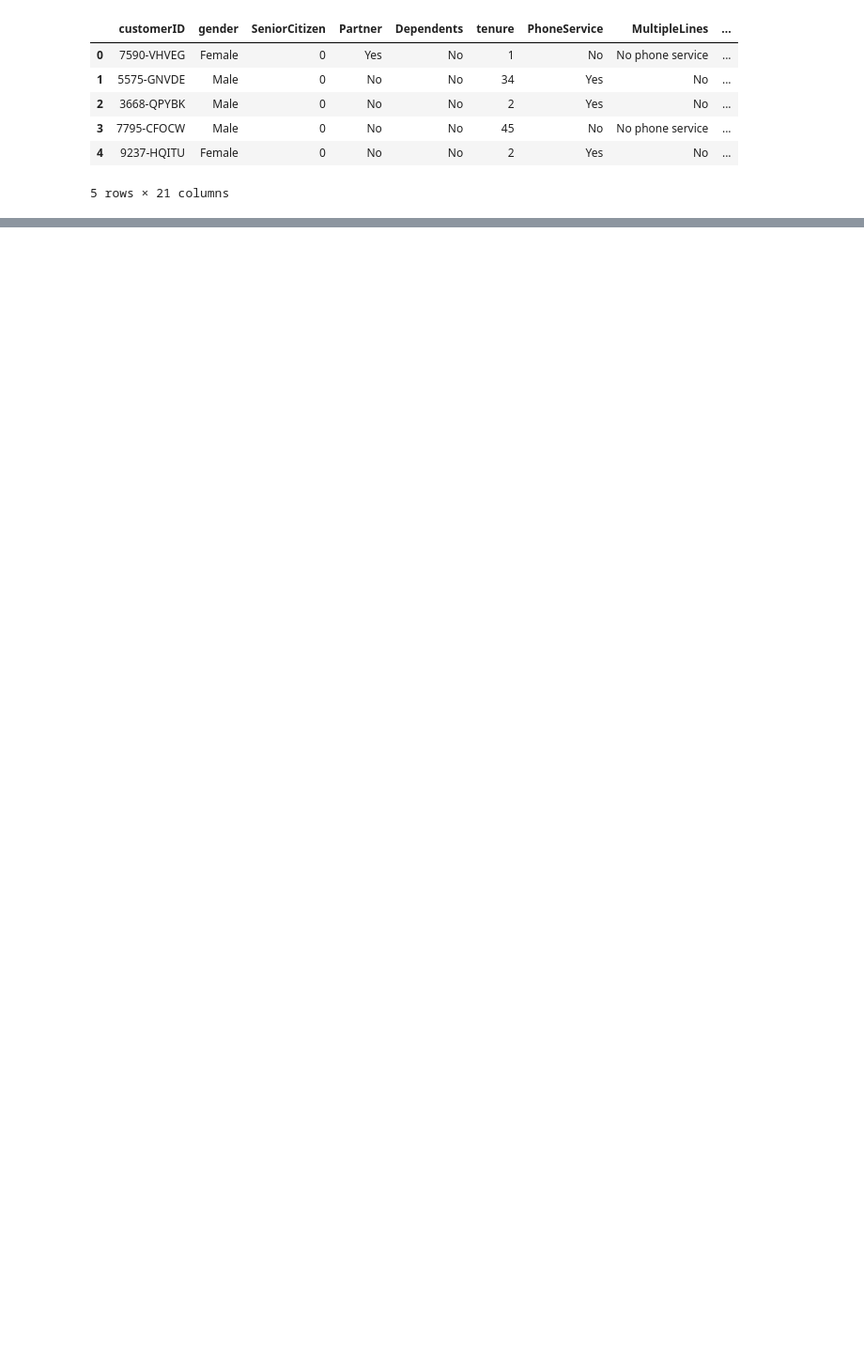
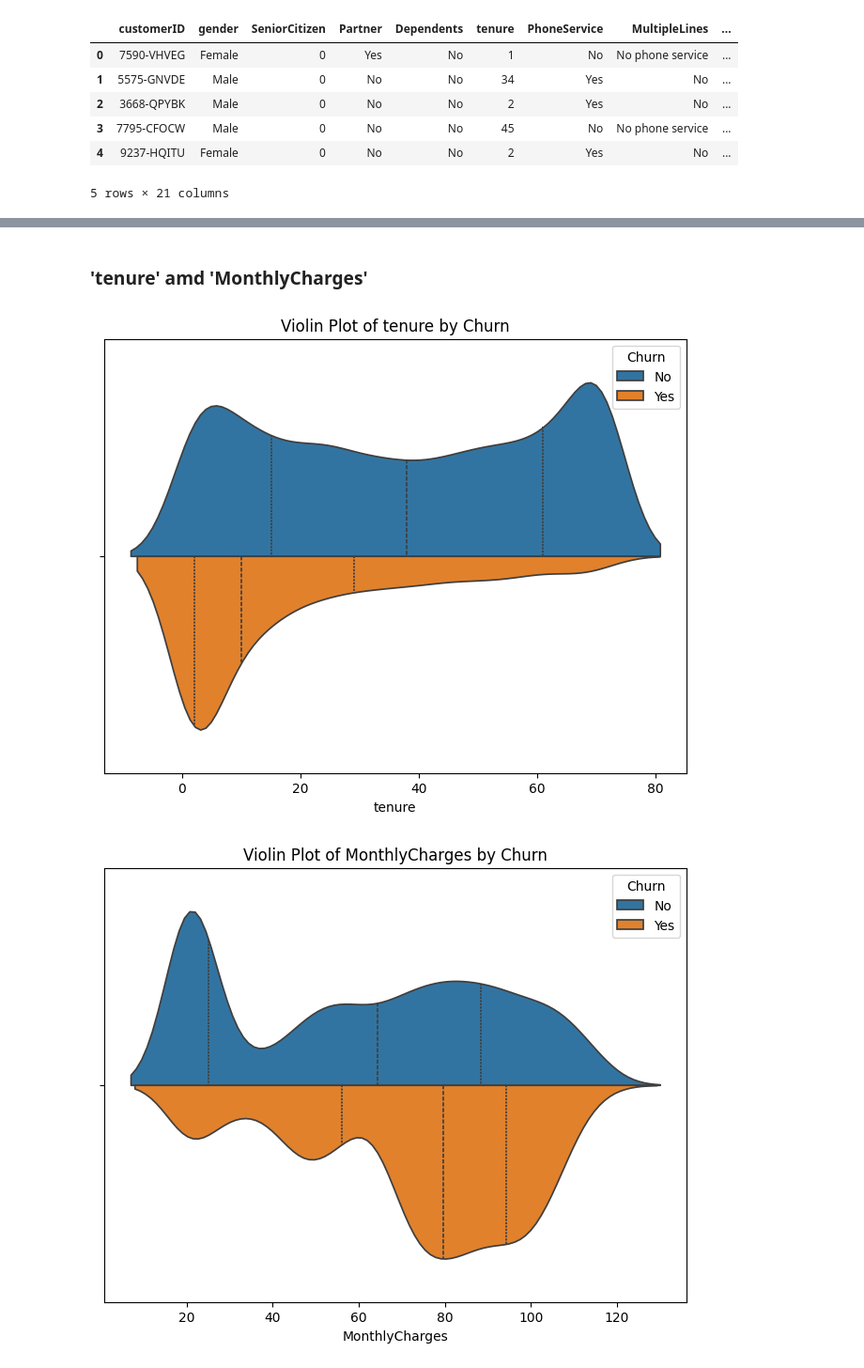
Before and after one commit to CarrotKM/Telco_Churn-Binary-Model, a Jupyter notebook: Karan_“Batman”_Mohindroo_Telco_Assignment_Template.ipynb, the cells around one changed output, grey strips where cells are left out. Shown: that part at 94% size. Drawn from its saved outputs; the diff is of its cells as text; code cells hidden in the pictures; blank space fills up the shorter version.

Commit message:
Finished numerical EDA

```diff
--- a/Karan_“Batman”_Mohindroo_Telco_Assignment_Template.ipynb
+++ b/Karan_“Batman”_Mohindroo_Telco_Assignment_Template.ipynb
@@ -97,0 +152,3 @@ data.head()
+# %%
+data['TotalCharges'] = pd.to_numeric(data['TotalCharges'], errors='coerce')
+data['TotalCharges'].isnull().sum()
@@ -97,0 +171,14 @@ data.head()
+# %% [markdown]
+### 'tenure' amd 'MonthlyCharges'
+# %%
+numerical_features = ['tenure', 'MonthlyCharges']
+for col in numerical_features:
+  if col != 'TotalCharges':
+    plt.figure(figsize=(8, 6))
+    sns.violinplot(x=col, data=data, hue='Churn', split=True, inner='quart')
+    plt.title(f'Violin Plot of {col} by Churn')
+    plt.xlabel(col)
+    plt.show()
+# %% [output]
+[figure, added]
+[figure, added]
```
Also changed, not shown: parts of 31 cells of this notebook.
